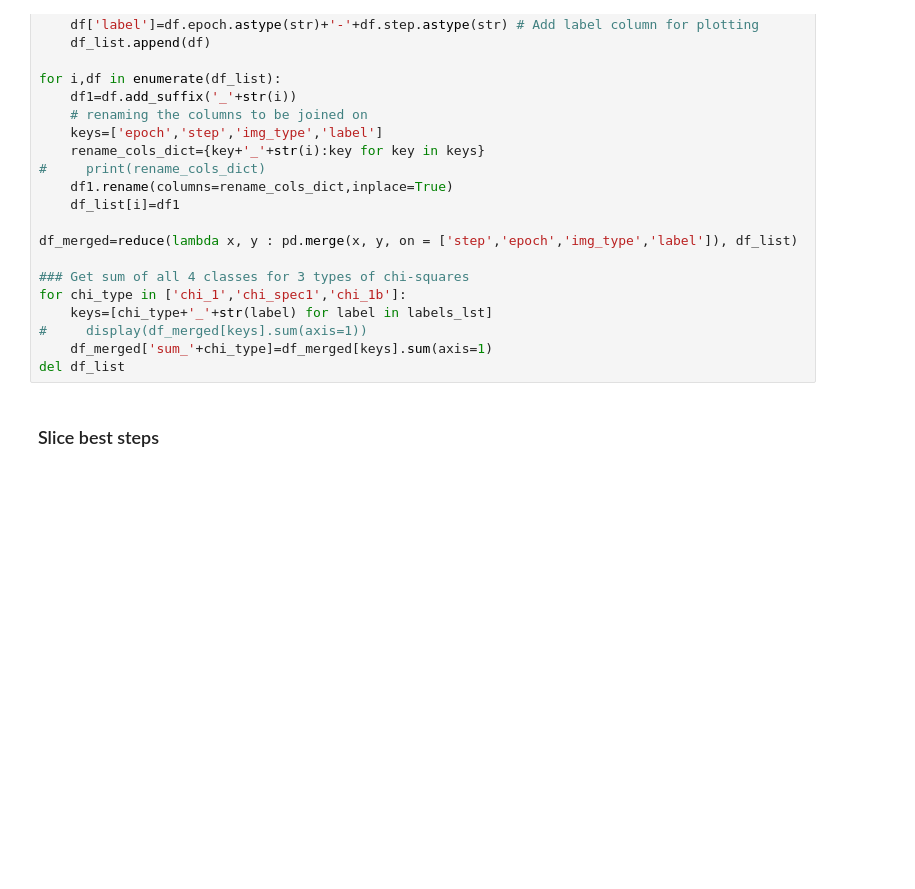
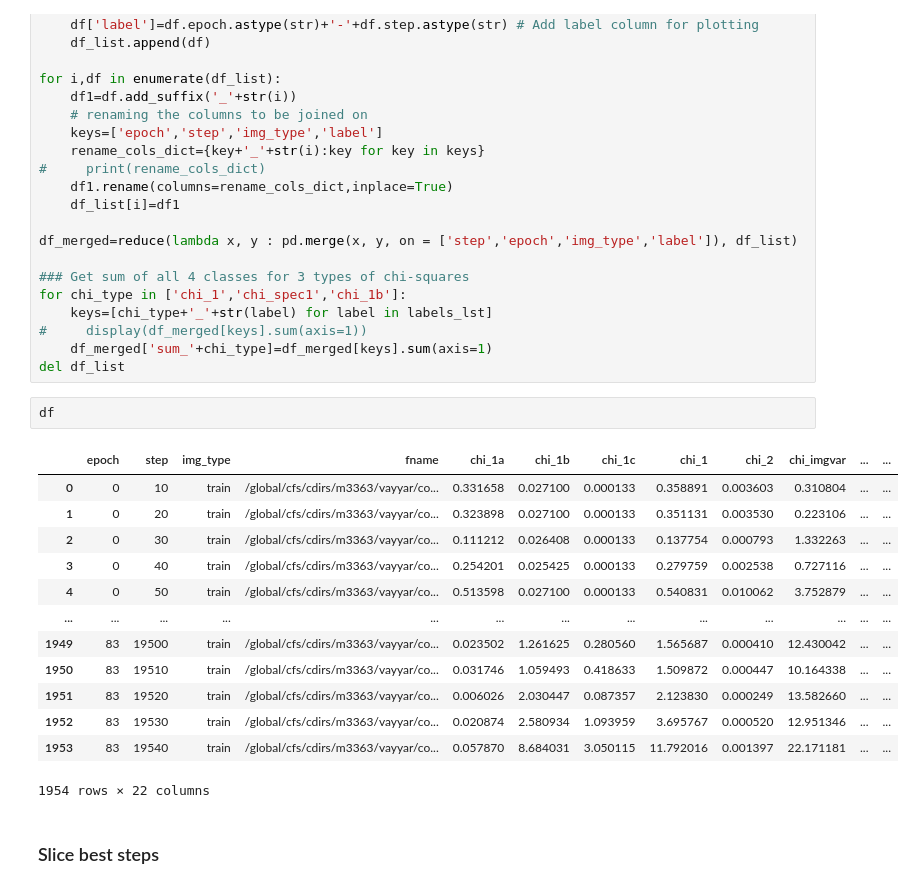
Before and after one commit to vmos1/cosmogan_pytorch, a Jupyter notebook: code/5_3d_cgan/2_cgan_analysis/1_cgan3d_analyze-results.ipynb, the cells around one changed output. Saved outputs shown, nothing was run; the diff lists cells and outputs as text; blank space fills up the shorter version.

```diff
--- a/code/5_3d_cgan/2_cgan_analysis/1_cgan3d_analyze-results.ipynb
+++ b/code/5_3d_cgan/2_cgan_analysis/1_cgan3d_analyze-results.ipynb
@@ -182,6 +186,22 @@ for chi_type in ['chi_1','chi_spec1','chi_1b']:
 #     display(df_merged[keys].sum(axis=1))
     df_merged['sum_'+chi_type]=df_merged[keys].sum(axis=1)
 del df_list
+# %%
+df
+# %% [output]
+|  | epoch | step | img_type | fname | chi_1a | chi_1b | chi_1c | chi_1 | chi_2 | chi_imgvar | ... | ... |
+| 0 | 0 | 10 | train | /global/cfs/cdirs/m3363/vayyar/co... | 0.331658 | 0.027100 | 0.000133 | 0.358891 | 0.003603 | 0.310804 | ... | ... |
+| 1 | 0 | 20 | train | /global/cfs/cdirs/m3363/vayyar/co... | 0.323898 | 0.027100 | 0.000133 | 0.351131 | 0.003530 | 0.223106 | ... | ... |
+| 2 | 0 | 30 | train | /global/cfs/cdirs/m3363/vayyar/co... | 0.111212 | 0.026408 | 0.000133 | 0.137754 | 0.000793 | 1.332263 | ... | ... |
+| 3 | 0 | 40 | train | /global/cfs/cdirs/m3363/vayyar/co... | 0.254201 | 0.025425 | 0.000133 | 0.279759 | 0.002538 | 0.727116 | ... | ... |
+| 4 | 0 | 50 | train | /global/cfs/cdirs/m3363/vayyar/co... | 0.513598 | 0.027100 | 0.000133 | 0.540831 | 0.010062 | 3.752879 | ... | ... |
+| ... | ... | ... | ... | ... | ... | ... | ... | ... | ... | ... | ... | ... |
+| 1949 | 83 | 19500 | train | /global/cfs/cdirs/m3363/vayyar/co... | 0.023502 | 1.261625 | 0.280560 | 1.565687 | 0.000410 | 12.430042 | ... | ... |
+| 1950 | 83 | 19510 | train | /global/cfs/cdirs/m3363/vayyar/co... | 0.031746 | 1.059493 | 0.418633 | 1.509872 | 0.000447 | 10.164338 | ... | ... |
+| 1951 | 83 | 19520 | train | /global/cfs/cdirs/m3363/vayyar/co... | 0.006026 | 2.030447 | 0.087357 | 2.123830 | 0.000249 | 13.582660 | ... | ... |
+| 1952 | 83 | 19530 | train | /global/cfs/cdirs/m3363/vayyar/co... | 0.020874 | 2.580934 | 1.093959 | 3.695767 | 0.000520 | 12.951346 | ... | ... |
+| 1953 | 83 | 19540 | train | /global/cfs/cdirs/m3363/vayyar/co... | 0.057870 | 8.684031 | 3.050115 | 11.792016 | 0.001397 | 22.171181 | ... | ... |
+1954 rows × 22 columns
 # %% [markdown]
 ### Slice best steps
 # %%
```
Also changed, not shown: parts of 13 cells of this notebook, 11 other files.
